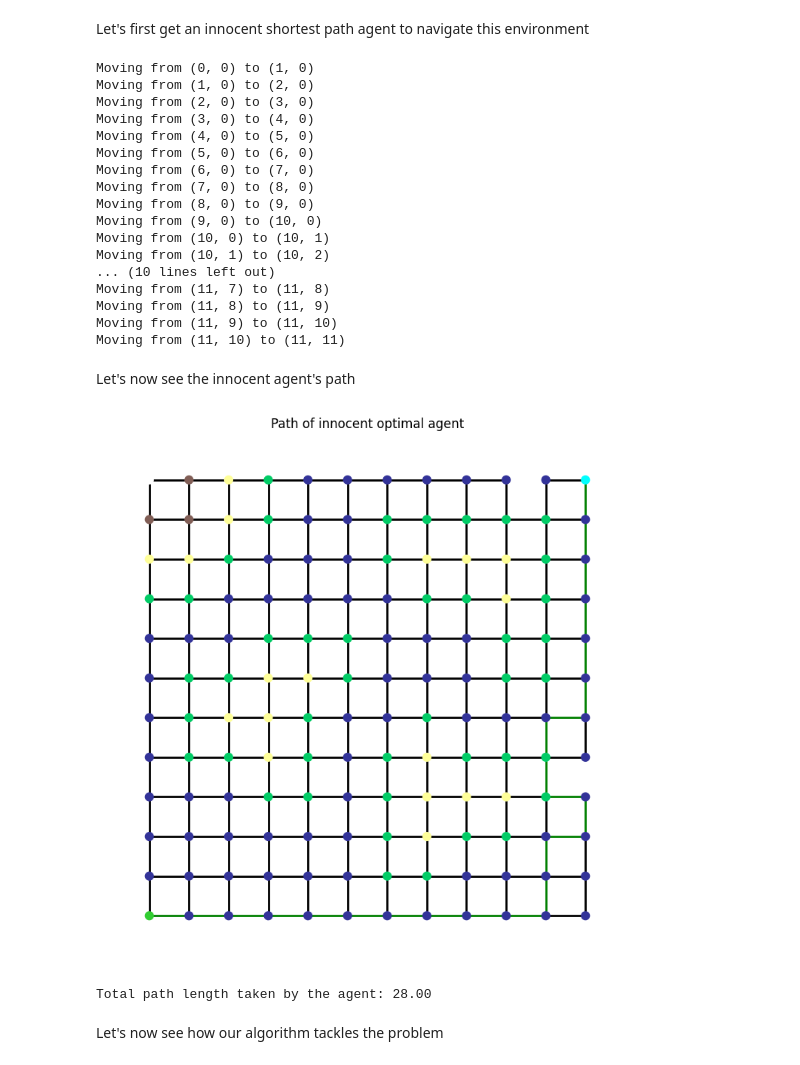
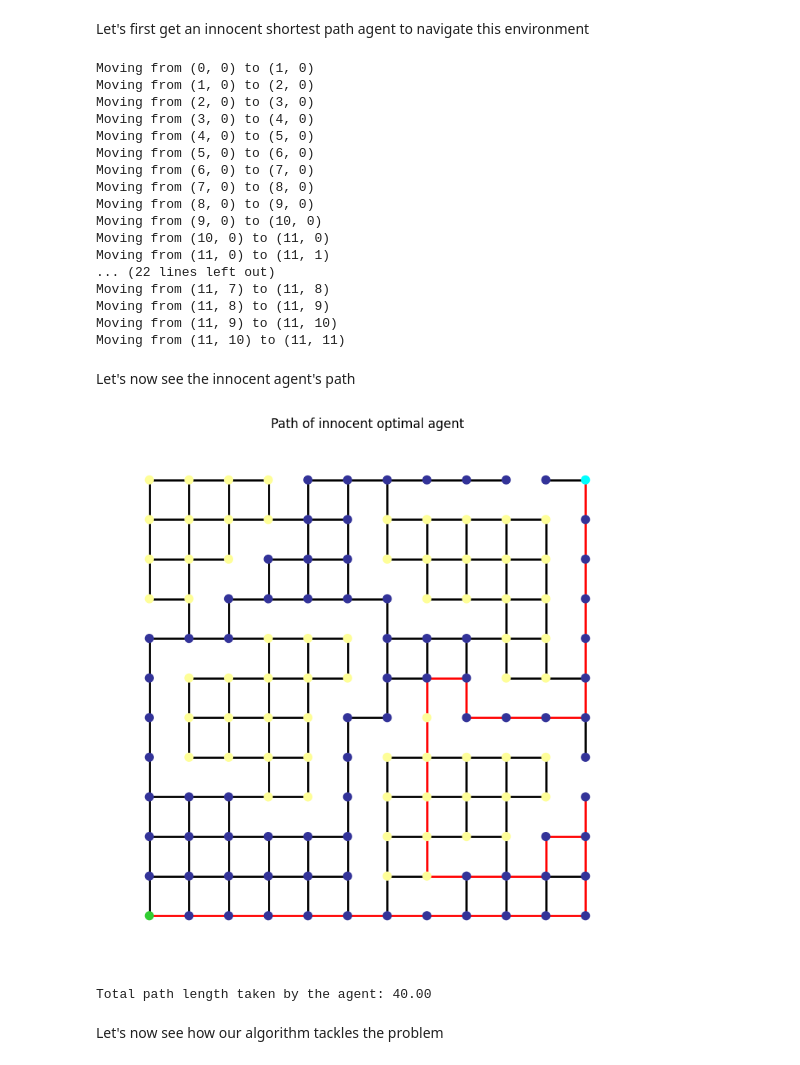
Before and after one commit to jongann-lee/Observability_mSTSP, a Jupyter notebook: single_agent_height_grid.ipynb, the cells around one changed output. Drawn from its saved outputs; the diff is of its cells as text; code cells hidden in the pictures.

```diff
--- a/single_agent_height_grid.ipynb
+++ b/single_agent_height_grid.ipynb
@@ -69,13 +69,40 @@ sef_of_blobs = mountain1 + mountain2 + mountain3 + mountain4
 hill_nodes = [(2,2), (2,3), (3,2), (3,3)]
 
 map_generator = HeightMapGrid(m=12, n=12)
-map_generator.add_mountain(mountain1)
-map_generator.add_mountain(mountain2)
-map_generator.add_mountain(mountain3)
-map_generator.add_mountain(mountain4)
+map_generator.add_plataeu(mountain1)
+map_generator.add_plataeu(mountain2)
+map_generator.add_plataeu(mountain3)
+map_generator.add_plataeu(mountain4)
 map_generator.calculate_distances()
 
 map_generator.calculate_visibility()
+
+
+
+# Remove the edges that connect the mountain to the valley
+edge_list_1 = [((0,7), (0,8)), ((1,8), (2,8)), ((2,8), (2,9)), ((2,9), (3,9)),
+               ((3,9), (3,10)), ((3,11), (4,11))]
+edge_list_2 = [((3,7), (3,8)), ((4,7), (4,8)), ((5,7), (5,8)),
+               ((5,7), (6,7)), ((5,6), (6,6)), ((5,5), (5,6)),
+                ((4,5), (5,5)), ((4,4), (5,4)), ((4,3), (5,3)),
+                ((4,2), (4,3)), ((3,2), (3,3)), ((2,3), (2,4)),
+                ((1,3), (1,4)), ((0,4), (1,4)), ((0,5), (1,5)),
+                ((0,6), (1,6)), ((1,6), (1,7)), ((2,6), (2,7))]
+edge_list_3 = [((7,5), (8,5)), ((8,4), (8,5)), ((9,4), (9,5)),
+               ((10,4), (10,5)), ((10,4), (11,4)), ((10,3), (11,3)),
+               ((10,2), (10,3)), ((8,1), (8,2)),
+                ((7,0), (7,1)), ((9,1), (9,2)),
+               ((5,1), (6,1)), ((5,2), (6,2)), ((5,3), (6,3)),
+               ((5,4), (6,4)), ((6,4), (6,5)), ((6,5), (7,5))]
+edge_list_4 = [((7,10), (7,11)), ((8,10), (8,11)), ((9,10), (9,11)),
+               ((10,10), (10,11)), ((10,10), (11,10)), ((10,9), (11,9)),
+               ((10,8), (11,8)), ((10,7), (11,7)), ((10,5), (10,6)),
+               ((9,5), (9,6)), ((8,6), (9,6)), ((8,7), (8,8)),
+               ((7,7), (7,8)), ((6,8), (7,8)), ((6,8), (6,9)),
+               ((5,9), (6,9)), ((5,10), (6,10))]
+
+edge_list = edge_list_1 + edge_list_2 + edge_list_3 + edge_list_4
+map_generator.remove_edges(edge_list)
 
 env_graph = map_generator.get_graph()
 
@@ -86,7 +113,7 @@ Let's first visualize the environment graph
 # %%
 # --- 0. Select the Observer ---
 # Pick the node whose vision you want to visualize (e.g., the source or a peak)
-observer_node = (7, 2)
+observer_node = (6, 2)
 
 # Safety check: ensure visibility has been calculated
 if "visible_edges" not in env_graph.nodes[observer_node]:
@@ -108,7 +135,7 @@ formatted_edge_labels = {k: f"{v:.1f}" for k, v in edge_labels.items()}
 # Get all heights to define the range (0 to max_height)
 all_heights = [data.get('height', 0) for _, data in env_graph.nodes(data=True)]
 max_height = max(all_heights) if all_heights else 1
-norm = mcolors.Normalize(vmin=0, vmax=max_height)
+norm = mcolors.Normalize(vmin=0, vmax=max_height+1)
 cmap = plt.cm.terrain
 
 # 3. Build the Color List
@@ -279,7 +306,7 @@ for i in range(len(hamiltonian_target_path) - 1):
 
 # If we want to make list of edges to block instead
 edges_to_block = [
-    ((9,11), (10,11)),
+    ((11,9), (11,8)),
     ((11,3), (11,4))
 ]
 # %% [output]
@@ -420,9 +447,9 @@ Moving from (6, 0) to (7, 0)
 Moving from (7, 0) to (8, 0)
 Moving from (8, 0) to (9, 0)
 Moving from (9, 0) to (10, 0)
-Moving from (10, 0) to (10, 1)
-Moving from (10, 1) to (10, 2)
-... (10 lines left out)
+Moving from (10, 0) to (11, 0)
+Moving from (11, 0) to (11, 1)
+... (22 lines left out)
 Moving from (11, 7) to (11, 8)
 Moving from (11, 8) to (11, 9)
 Moving from (11, 9) to (11, 10)
@@ -444,38 +471,37 @@ edge_color = []
 for u, v, data in blocked_env_graph.edges(data=True):
     edge_tuple = tuple(sorted((u, v)))
     if edge_tuple in path_1_edges:
-        # Style for edges on the shortest path but unblocked: green
-        edge_color.append('green')
+        edge_color.append('red')
     else:
         # Style for unblocked edges: black
         edge_color.append('black')
 
 # Draw the graph with updated styles
 plt.figure(figsize=(7, 7))
 nx.draw(
     blocked_env_graph,
     pos=pos,
     node_color=color_map,
     with_labels=False,
     node_size=60,
     width=2.0,
     edge_color=edge_color
 )
 
 plt.title("Path of innocent optimal agent")
 plt.show()
 
 total_path_length = 0.0
 for i in range(len(path_1) - 1):
     u = path_1[i]
     v = path_1[i + 1]
     edge_data = env_graph.get_edge_data(u, v)
     if edge_data:
         total_path_length += edge_data.get('distance', 0.0)
 print(f"Total path length taken by the agent: {total_path_length:.2f}")
 # %% [output]
-[figure, old version]
+[figure, new version]
-Total path length taken by the agent: 28.00
+Total path length taken by the agent: 40.00
 # %% [markdown]
 Let's now see how our algorithm tackles the problem
 # %%
```
Also changed, not shown: parts of 6 cells of this notebook, 16 other files.
